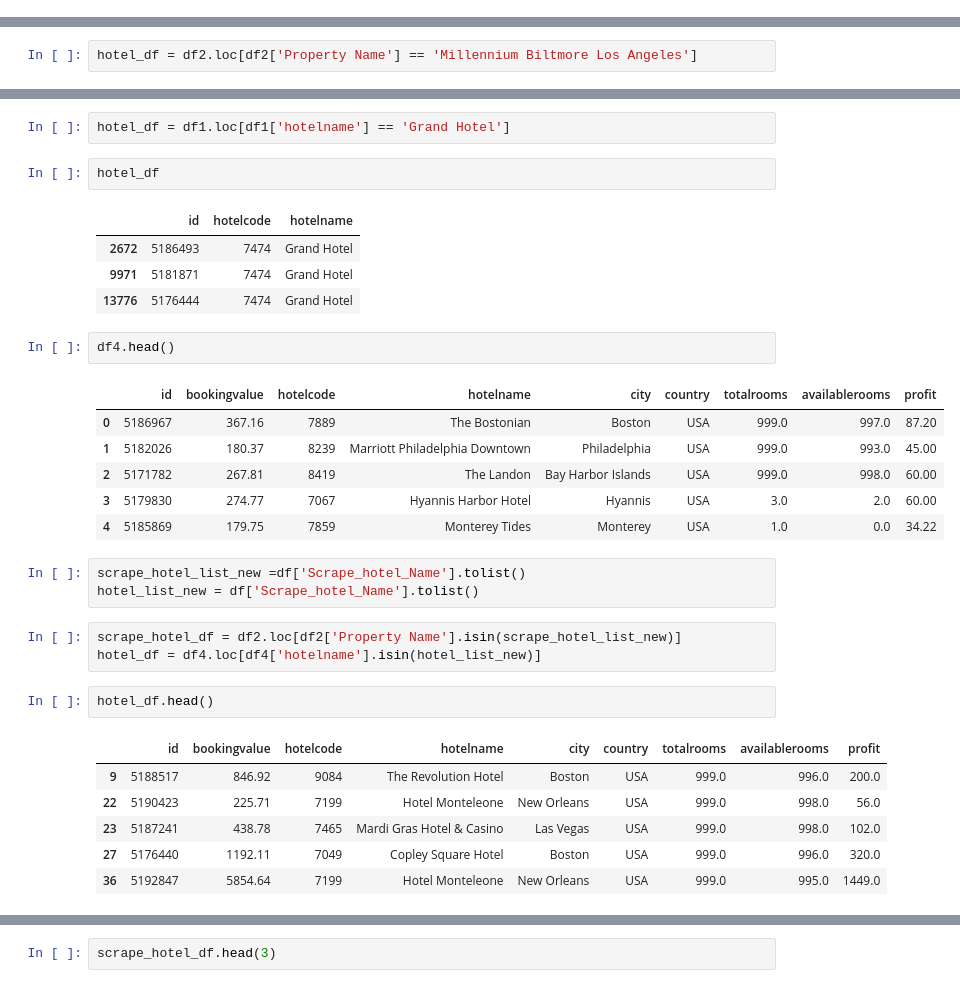
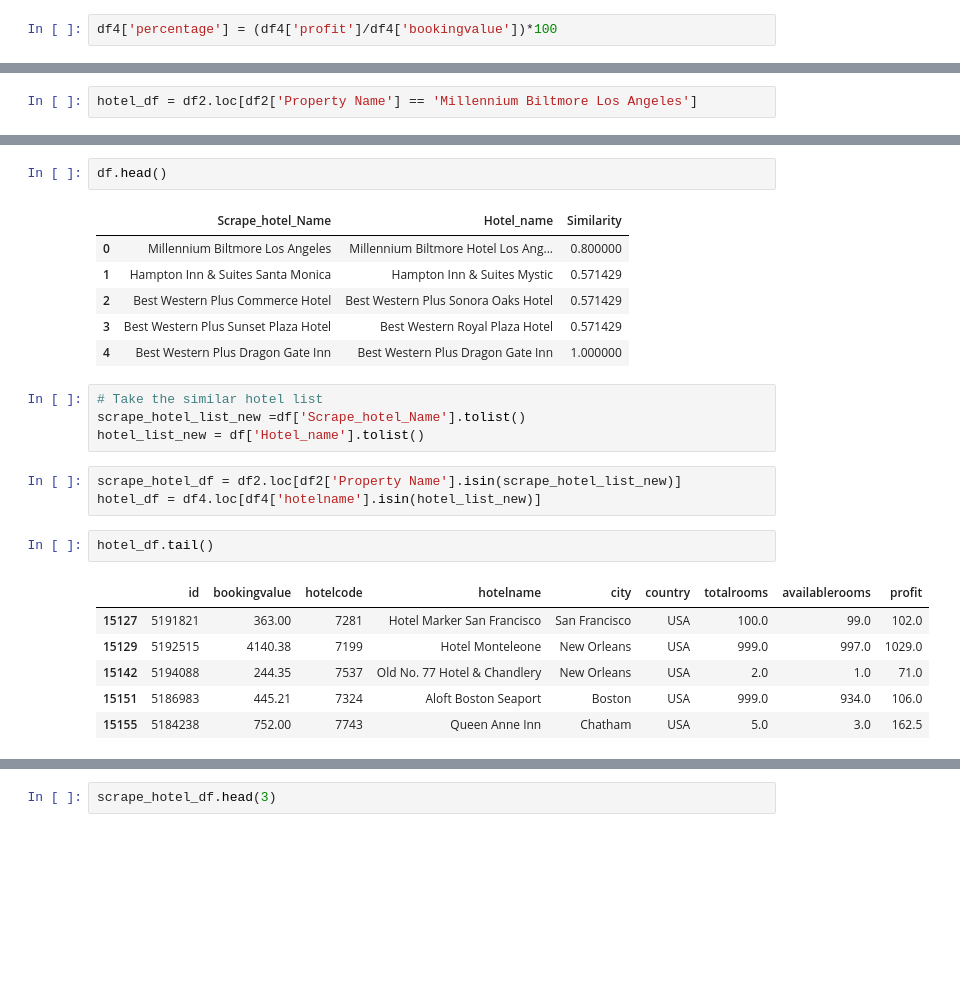
Before and after one commit to ushanj/Synthetic_Data, a Jupyter notebook: Hotel_data_synthetic.ipynb, the cells around one changed output, grey strips where cells are left out. Cells and saved outputs as stored; diff of their text form; blank space fills up the shorter version.

```diff
--- a/Hotel_data_synthetic.ipynb
+++ b/Hotel_data_synthetic.ipynb
@@ -16,0 +17,2 @@ df4.tail()
+# %%
+df4['percentage'] = (df4['profit']/df4['bookingvalue'])*100
@@ -139,38 +143,30 @@ hotel_df.head()
 | 158 | 2022-10-04T13:00:00+00:00 | 10/4/2022 | Millennium Biltmore Los Angeles | Deluxe King Room | US$166 | Downtown Los Angeles, Los Angeles... | Deluxe King Room1 extra-large dou... | ... |
 | 8552 | 2022-10-05T00:15:00+00:00 | 10/5/2022 | Millennium Biltmore Los Angeles | Deluxe King Room | NaN | Downtown Los Angeles, Los Angeles... | Deluxe King Room1 extra-large dou... | ... |
 | 8602 | 2022-10-05T00:15:00+00:00 | 10/5/2022 | Millennium Biltmore Los Angeles | Deluxe King Room | NaN | Downtown Los Angeles, Los Angeles... | Deluxe King Room1 extra-large dou... | ... |
-# %%
-hotel_df = df1.loc[df1['hotelname'] == 'Grand Hotel']
-# %%
-hotel_df
-# %% [output]
-|  | id | hotelcode | hotelname |
-| 2672 | 5186493 | 7474 | Grand Hotel |
-| 9971 | 5181871 | 7474 | Grand Hotel |
-| 13776 | 5176444 | 7474 | Grand Hotel |
 # %%
-df4.head()
+df.head()
 # %% [output]
-|  | id | bookingvalue | hotelcode | hotelname | city | country | totalrooms | availablerooms | profit |
-| 0 | 5186967 | 367.16 | 7889 | The Bostonian | Boston | USA | 999.0 | 997.0 | 87.20 |
-| 1 | 5182026 | 180.37 | 8239 | Marriott Philadelphia Downtown | Philadelphia | USA | 999.0 | 993.0 | 45.00 |
-| 2 | 5171782 | 267.81 | 8419 | The Landon | Bay Harbor Islands | USA | 999.0 | 998.0 | 60.00 |
-| 3 | 5179830 | 274.77 | 7067 | Hyannis Harbor Hotel | Hyannis | USA | 3.0 | 2.0 | 60.00 |
-| 4 | 5185869 | 179.75 | 7859 | Monterey Tides | Monterey | USA | 1.0 | 0.0 | 34.22 |
+|  | Scrape_hotel_Name | Hotel_name | Similarity |
+| 0 | Millennium Biltmore Los Angeles | Millennium Biltmore Hotel Los Ang... | 0.800000 |
+| 1 | Hampton Inn & Suites Santa Monica | Hampton Inn & Suites Mystic | 0.571429 |
+| 2 | Best Western Plus Commerce Hotel | Best Western Plus Sonora Oaks Hotel | 0.571429 |
+| 3 | Best Western Plus Sunset Plaza Hotel | Best Western Royal Plaza Hotel | 0.571429 |
+| 4 | Best Western Plus Dragon Gate Inn | Best Western Plus Dragon Gate Inn | 1.000000 |
 # %%
+# Take the similar hotel list
 scrape_hotel_list_new =df['Scrape_hotel_Name'].tolist()
-hotel_list_new = df['Scrape_hotel_Name'].tolist()
+hotel_list_new = df['Hotel_name'].tolist()
 # %%
 scrape_hotel_df = df2.loc[df2['Property Name'].isin(scrape_hotel_list_new)]
 hotel_df = df4.loc[df4['hotelname'].isin(hotel_list_new)]
 # %%
-hotel_df.head()
+hotel_df.tail()
 # %% [output]
 |  | id | bookingvalue | hotelcode | hotelname | city | country | totalrooms | availablerooms | profit |
-| 9 | 5188517 | 846.92 | 9084 | The Revolution Hotel | Boston | USA | 999.0 | 996.0 | 200.0 |
-| 22 | 5190423 | 225.71 | 7199 | Hotel Monteleone | New Orleans | USA | 999.0 | 998.0 | 56.0 |
-| 23 | 5187241 | 438.78 | 7465 | Mardi Gras Hotel & Casino | Las Vegas | USA | 999.0 | 998.0 | 102.0 |
-| 27 | 5176440 | 1192.11 | 7049 | Copley Square Hotel | Boston | USA | 999.0 | 996.0 | 320.0 |
-| 36 | 5192847 | 5854.64 | 7199 | Hotel Monteleone | New Orleans | USA | 999.0 | 995.0 | 1449.0 |
+| 15127 | 5191821 | 363.00 | 7281 | Hotel Marker San Francisco | San Francisco | USA | 100.0 | 99.0 | 102.0 |
+| 15129 | 5192515 | 4140.38 | 7199 | Hotel Monteleone | New Orleans | USA | 999.0 | 997.0 | 1029.0 |
+| 15142 | 5194088 | 244.35 | 7537 | Old No. 77 Hotel & Chandlery | New Orleans | USA | 2.0 | 1.0 | 71.0 |
+| 15151 | 5186983 | 445.21 | 7324 | Aloft Boston Seaport | Boston | USA | 999.0 | 934.0 | 106.0 |
+| 15155 | 5184238 | 752.00 | 7743 | Queen Anne Inn | Chatham | USA | 5.0 | 3.0 | 162.5 |
 # %%
 scrape_hotel_df =scrape_hotel_df.reset_index()
```
Also changed, not shown: parts of 18 cells of this notebook, 1 other file.
